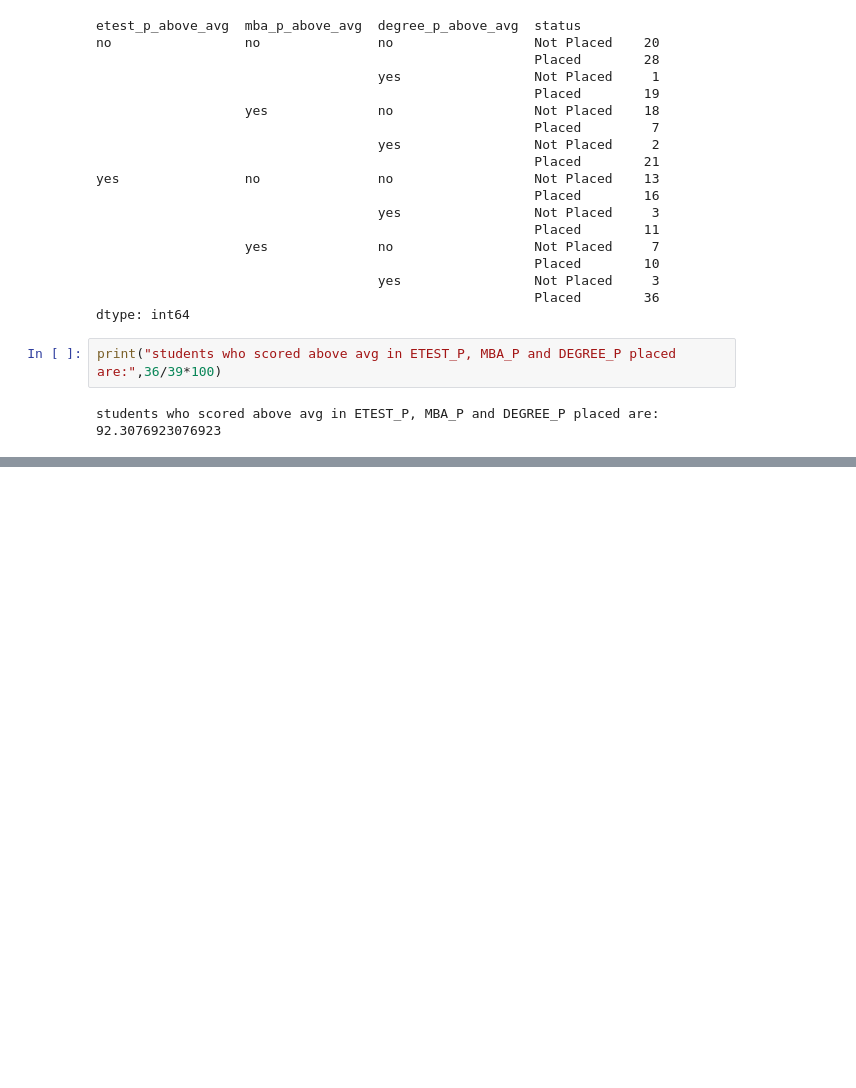
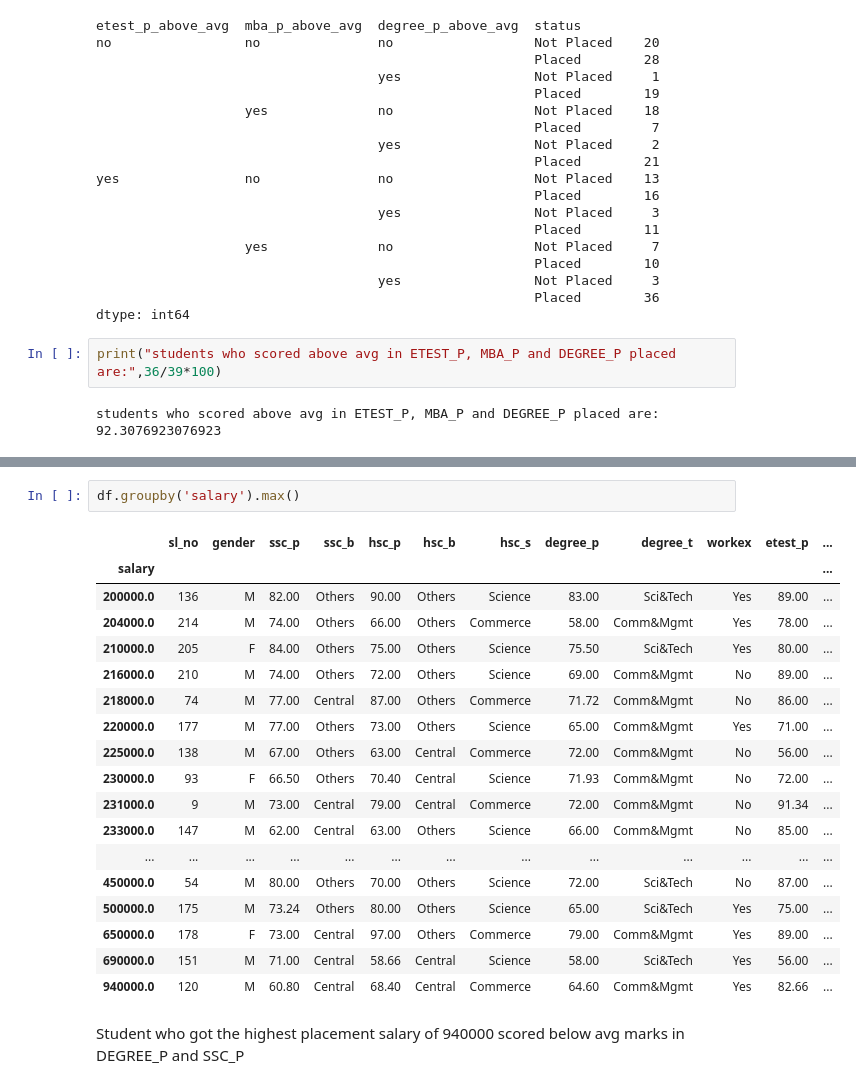
Before and after one commit to SaiSatya16/Hackathon-BrainDead-IIEST, a Jupyter notebook: Problem-1/Satya_notebook.ipynb, the cells around one changed output, grey strips where cells are left out. Cells and saved outputs as stored; diff of their text form; blank space fills up the shorter version.

```diff
--- a/Problem-1/Satya_notebook.ipynb
+++ b/Problem-1/Satya_notebook.ipynb
@@ -650,0 +841,23 @@ students who scored above avg in ETEST_P, MBA_P and DEGREE_P placed are: 92.3076
+# %%
+df.groupby('salary').max()
+# %% [output]
+|  | sl_no | gender | ssc_p | ssc_b | hsc_p | hsc_b | hsc_s | degree_p | degree_t | workex | etest_p | ... |
+| salary |  |  |  |  |  |  |  |  |  |  |  | ... |
+| 200000.0 | 136 | M | 82.00 | Others | 90.00 | Others | Science | 83.00 | Sci&Tech | Yes | 89.00 | ... |
+| 204000.0 | 214 | M | 74.00 | Others | 66.00 | Others | Commerce | 58.00 | Comm&Mgmt | Yes | 78.00 | ... |
+| 210000.0 | 205 | F | 84.00 | Others | 75.00 | Others | Science | 75.50 | Sci&Tech | Yes | 80.00 | ... |
+| 216000.0 | 210 | M | 74.00 | Others | 72.00 | Others | Science | 69.00 | Comm&Mgmt | No | 89.00 | ... |
+| 218000.0 | 74 | M | 77.00 | Central | 87.00 | Others | Commerce | 71.72 | Comm&Mgmt | No | 86.00 | ... |
+| 220000.0 | 177 | M | 77.00 | Others | 73.00 | Others | Science | 65.00 | Comm&Mgmt | Yes | 71.00 | ... |
+| 225000.0 | 138 | M | 67.00 | Others | 63.00 | Central | Commerce | 72.00 | Comm&Mgmt | No | 56.00 | ... |
+| 230000.0 | 93 | F | 66.50 | Others | 70.40 | Central | Science | 71.93 | Comm&Mgmt | No | 72.00 | ... |
+| 231000.0 | 9 | M | 73.00 | Central | 79.00 | Central | Commerce | 72.00 | Comm&Mgmt | No | 91.34 | ... |
+| 233000.0 | 147 | M | 62.00 | Central | 63.00 | Others | Science | 66.00 | Comm&Mgmt | No | 85.00 | ... |
+| ... | ... | ... | ... | ... | ... | ... | ... | ... | ... | ... | ... | ... |
+| 450000.0 | 54 | M | 80.00 | Others | 70.00 | Others | Science | 72.00 | Sci&Tech | No | 87.00 | ... |
+| 500000.0 | 175 | M | 73.24 | Others | 80.00 | Others | Science | 65.00 | Sci&Tech | Yes | 75.00 | ... |
+| 650000.0 | 178 | F | 73.00 | Central | 97.00 | Others | Commerce | 79.00 | Comm&Mgmt | Yes | 89.00 | ... |
+| 690000.0 | 151 | M | 71.00 | Central | 58.66 | Central | Science | 58.00 | Sci&Tech | Yes | 56.00 | ... |
+| 940000.0 | 120 | M | 60.80 | Central | 68.40 | Central | Commerce | 64.60 | Comm&Mgmt | Yes | 82.66 | ... |
+# %% [markdown]
+Student who got the highest placement salary of 940000 scored below avg marks in DEGREE_P and SSC_P
```
Also changed, not shown: parts of 22 cells of this notebook.
